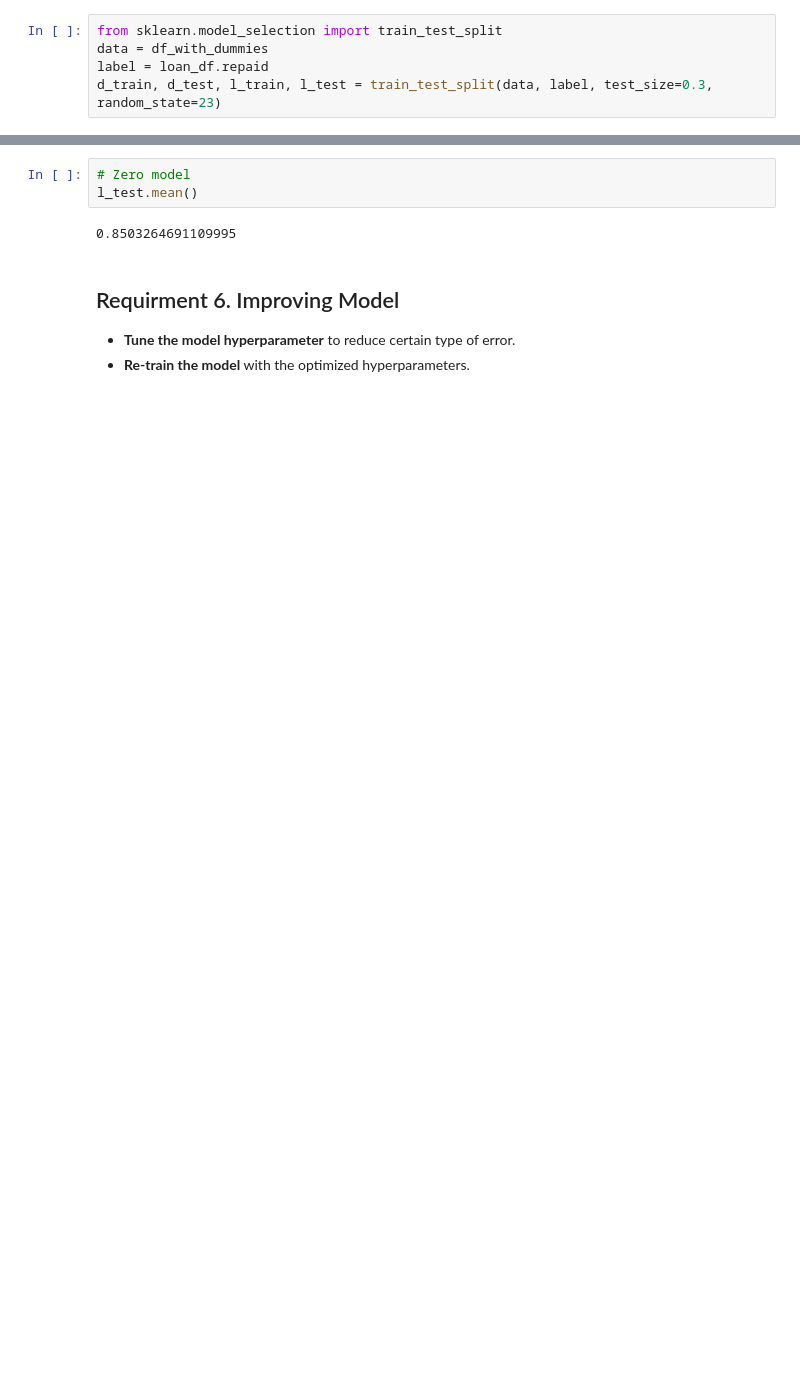
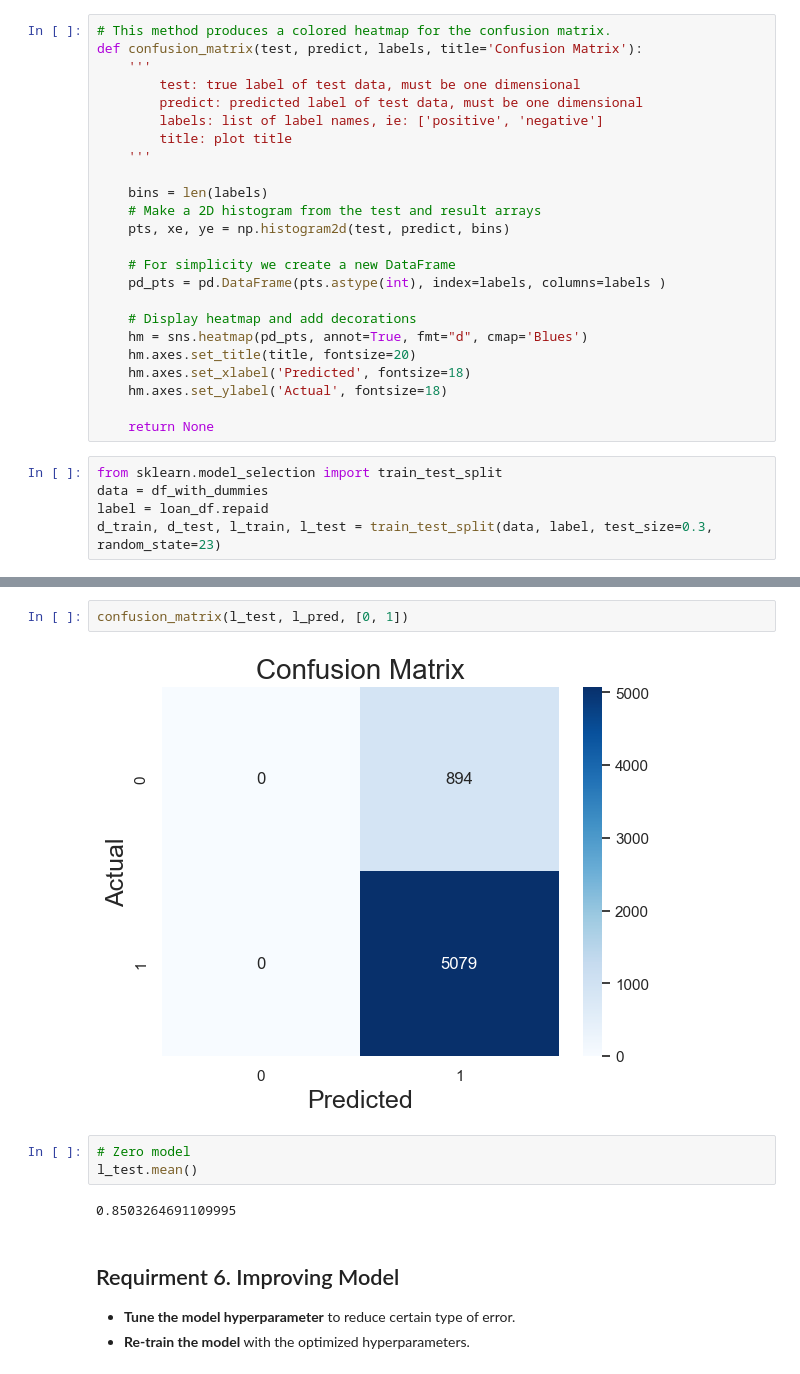
Before and after one commit to zllu2/lending_club_case, a Jupyter notebook: lending_club_case_analysis.ipynb, the cells around one changed output, grey strips where cells are left out. Cells and saved outputs as stored; diff of their text form; blank space fills up the shorter version.

```diff
--- a/lending_club_case_analysis.ipynb
+++ b/lending_club_case_analysis.ipynb
@@ -449,6 +449,30 @@ df_with_dummies.head()
 - **Evaluate the model's performance** using appropriate metrics.
 - **Compare the model performance with zero-model performance**
 - **Understand type 1&2 errors and their trade-off**
+# %%
+# This method produces a colored heatmap for the confusion matrix.
+def confusion_matrix(test, predict, labels, title='Confusion Matrix'):
+    '''
+        test: true label of test data, must be one dimensional
+        predict: predicted label of test data, must be one dimensional
+        labels: list of label names, ie: ['positive', 'negative']
+        title: plot title
+    '''
+
+    bins = len(labels)
+    # Make a 2D histogram from the test and result arrays
+    pts, xe, ye = np.histogram2d(test, predict, bins)
+
+    # For simplicity we create a new DataFrame
+    pd_pts = pd.DataFrame(pts.astype(int), index=labels, columns=labels )
+
+    # Display heatmap and add decorations
+    hm = sns.heatmap(pd_pts, annot=True, fmt="d", cmap='Blues')
+    hm.axes.set_title(title, fontsize=20)
+    hm.axes.set_xlabel('Predicted', fontsize=18)
+    hm.axes.set_ylabel('Actual', fontsize=18)
+
+    return None
 # %%
 from sklearn.model_selection import train_test_split
 data = df_with_dummies
@@ -483,6 +503,10 @@ print(class_report)
     accuracy                           0.85      5973
    macro avg       0.43      0.50      0.46      5973
 weighted avg       0.72      0.85      0.78      5973
+# %%
+confusion_matrix(l_test, l_pred, [0, 1])
+# %% [output]
+[figure, added]
 # %%
 # Zero model
 l_test.mean()
```
Also changed, not shown: parts of 23 cells of this notebook.
